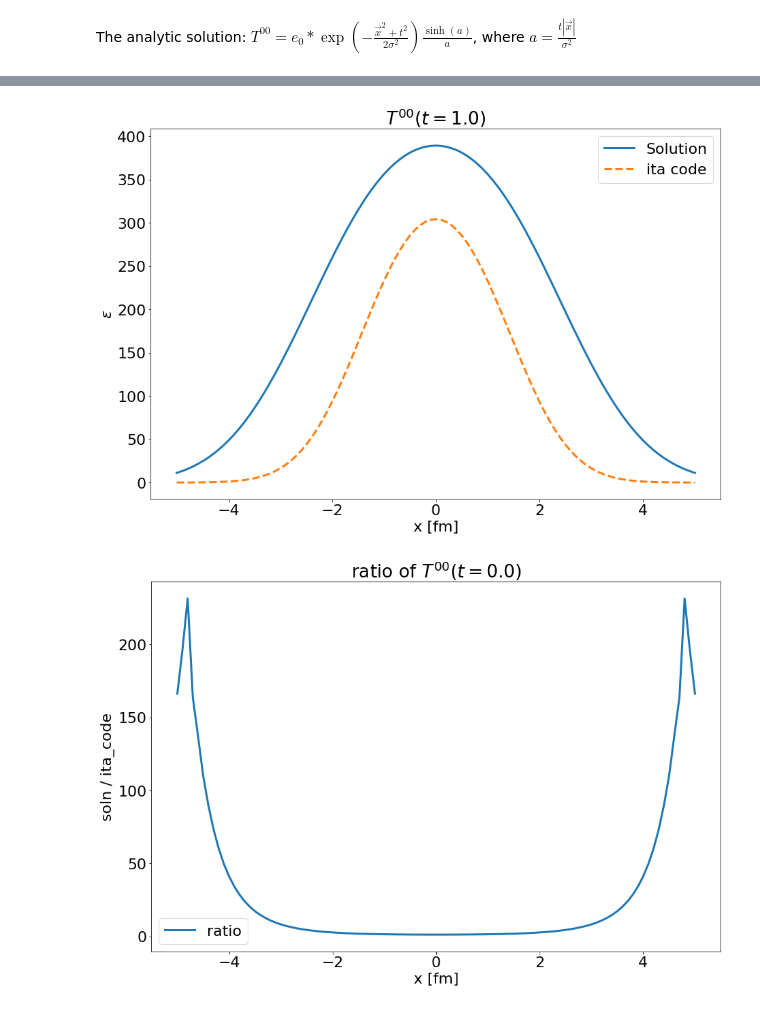
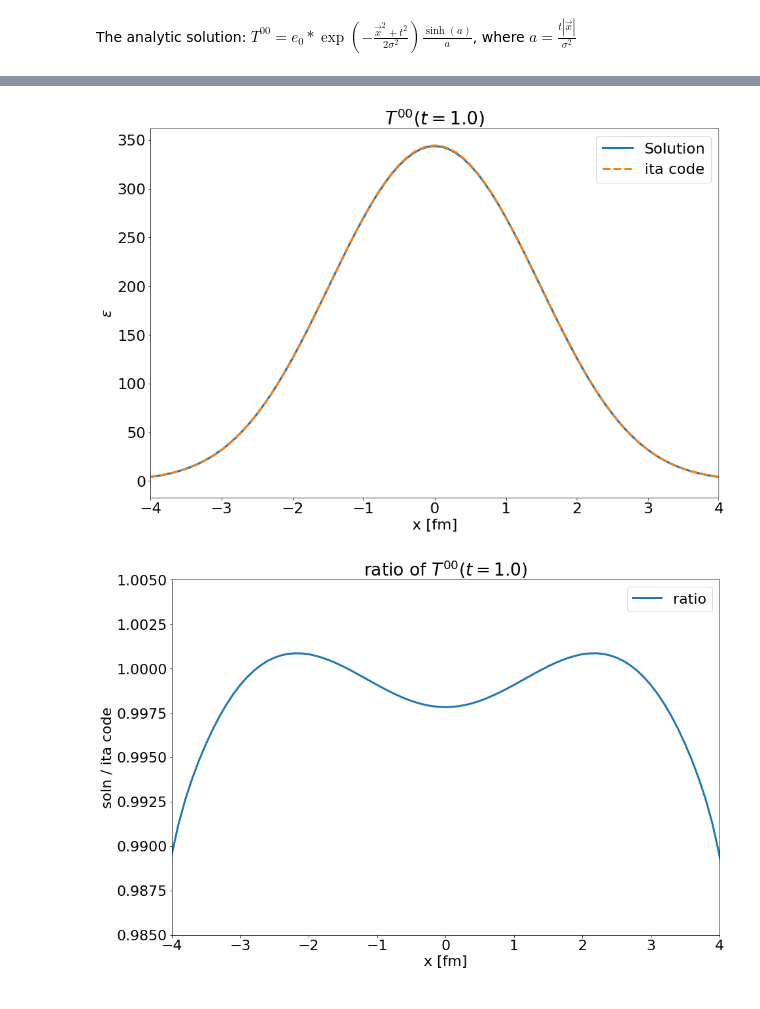
Before and after one commit to derekeverett/KTIso, a Jupyter notebook: Check_fs_solution.ipynb, the cells around one changed output, grey strips where cells are left out. Saved outputs shown, nothing was run; the diff lists cells and outputs as text; code cells hidden in the pictures.

```diff
--- a/Check_fs_solution.ipynb
+++ b/Check_fs_solution.ipynb
@@ -32,9 +32,7 @@ b = 1.0 #initial width of gaussian
 dt = 0.0 #time difference
 soln = []
 for x in xvals:
-    a = dt * x / (b * b)
-    #result = e0 * math.exp( -(x*x + dt*dt)/ (4.0*b*b) ) * math.sinh(a) / a
-    result = e0 * math.exp( -(x*x + dt*dt)/ (2.0*b*b) )
+    result = e0 * math.exp( -3.0*(x*x + dt*dt)/ (8.0*b*b) )
     soln.append(result)
 
 T00 = np.loadtxt('output/T00_projection_0.000.dat')
@@ -52,7 +50,7 @@ ratio = soln / T00_x
 plt.plot(xvals, ratio, label='ratio')
 plt.title(r"ratio of $T^{00} (t = 0.0)$")
 plt.xlabel("x [fm]")
-plt.ylabel(r"soln / ita_code")
+plt.ylabel(r"soln / ita code")
 #plt.ylim(1.0082, 1.0084)
 plt.legend()
 plt.show()
@@ -62,30 +60,32 @@ plt.show()
 # %%
 dt = 1.0 #time difference
 soln = []
 for x in xvals:
-    a = dt * x / (b * b)
-    result = e0 * math.exp( -(x*x + dt*dt)/ (4.0*b*b) ) * math.sinh(a) / a
+    a = dt * abs(x) / (b * b)
+    result = e0 * math.exp( -3.0*(x*x + dt*dt)/ (8.0*b*b) ) * np.i0( (-3.0*x*dt) / (4.0*b*b) )
     soln.append(result)
 
 T00 = np.loadtxt('output/T00_projection_1.000.dat')
 T00_x = T00[ctr][:]
 
 plt.plot(xvals, soln, label='Solution')
 plt.plot(xvals, T00_x, '--', label='ita code')
 plt.title(r"$T^{00} (t = 1.0)$")
 plt.xlabel("x [fm]")
 plt.ylabel(r"$\epsilon$")
 plt.legend()
+plt.xlim(-4,4)
 plt.show()
 
 ratio = soln / T00_x
 plt.plot(xvals, ratio, label='ratio')
-plt.title(r"ratio of $T^{00} (t = 0.0)$")
+plt.title(r"ratio of $T^{00} (t = 1.0)$")
 plt.xlabel("x [fm]")
-plt.ylabel(r"soln / ita_code")
-#plt.ylim(1.0082, 1.0084)
+plt.ylabel(r"soln / ita code")
+plt.ylim(0.985, 1.005)
+plt.xlim(-4,4)
 plt.legend()
 plt.show()
 # %% [output]
-[figure, old version]
+[figure, new version]
-[figure, old version]
+[figure, new version]
```
Also changed, not shown: parts of 2 cells of this notebook, 3 other files.
